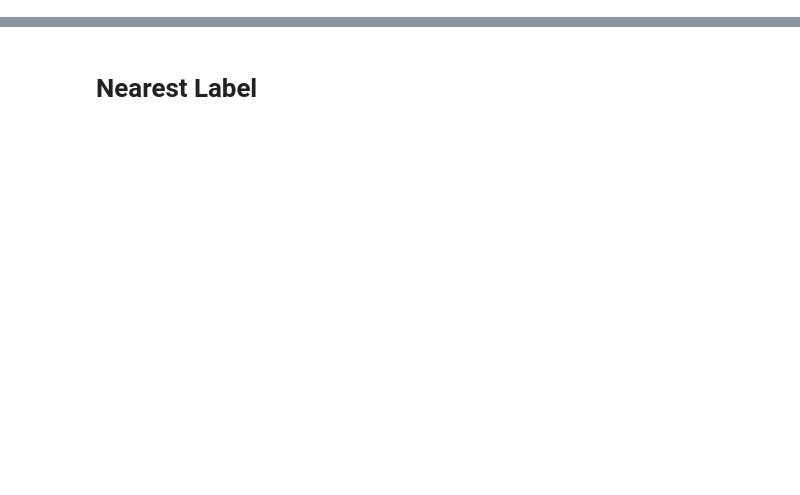
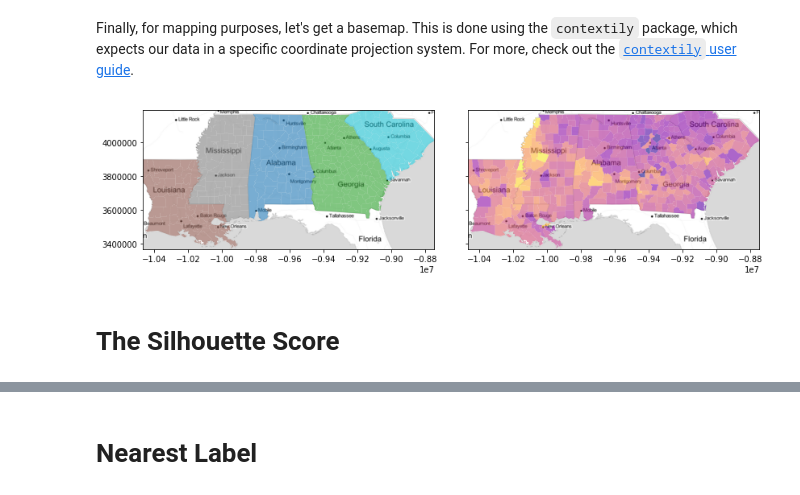
Before and after one commit to pysal/esda, a Jupyter notebook: notebooks/geosilhouettes.ipynb, the cells around one changed output, grey strips where cells are left out. Cells and saved outputs as stored; diff of their text form; code cells hidden in the pictures; blank space fills up the shorter version.

```diff
--- a/notebooks/geosilhouettes.ipynb
+++ b/notebooks/geosilhouettes.ipynb
@@ -16,0 +34,4 @@ df = geopandas.read_file(libpysal.examples.get_path('south.shp'))\
+# %%
+deep['state_label'] = deep.STATE_NAME.apply(lambda x: focus_states.index(x))
+# %% [markdown]
+Finally, for mapping purposes, let's get a basemap. This is done using the `contextily` package, which expects our data in a specific coordinate projection system. For more, check out the [`contextily` user guide](https://github.com/darribas/contextily/blob/master/contextily_guide.ipynb).
@@ -16,0 +45,13 @@ df = geopandas.read_file(libpysal.examples.get_path('south.shp'))\
+# %%
+f,ax = plt.subplots(1,2, figsize=(12,3), sharex=True, sharey=True)
+deep.plot('STATE_NAME', ax=ax[0], alpha=.6)
+deep.plot('GI89', ax=ax[1], cmap='plasma', alpha=.6)
+for ax_ in ax:
+    ax_.imshow(basemap, extent=extent, interpolation='bilinear')
+    ax_.axis(deep.total_bounds[[0,2,1,3]])
+f.tight_layout()
+plt.show()
+# %% [output]
+[figure, added]
+# %% [markdown]
+# The Silhouette Score
```
Also changed, not shown: parts of 33 cells of this notebook.
